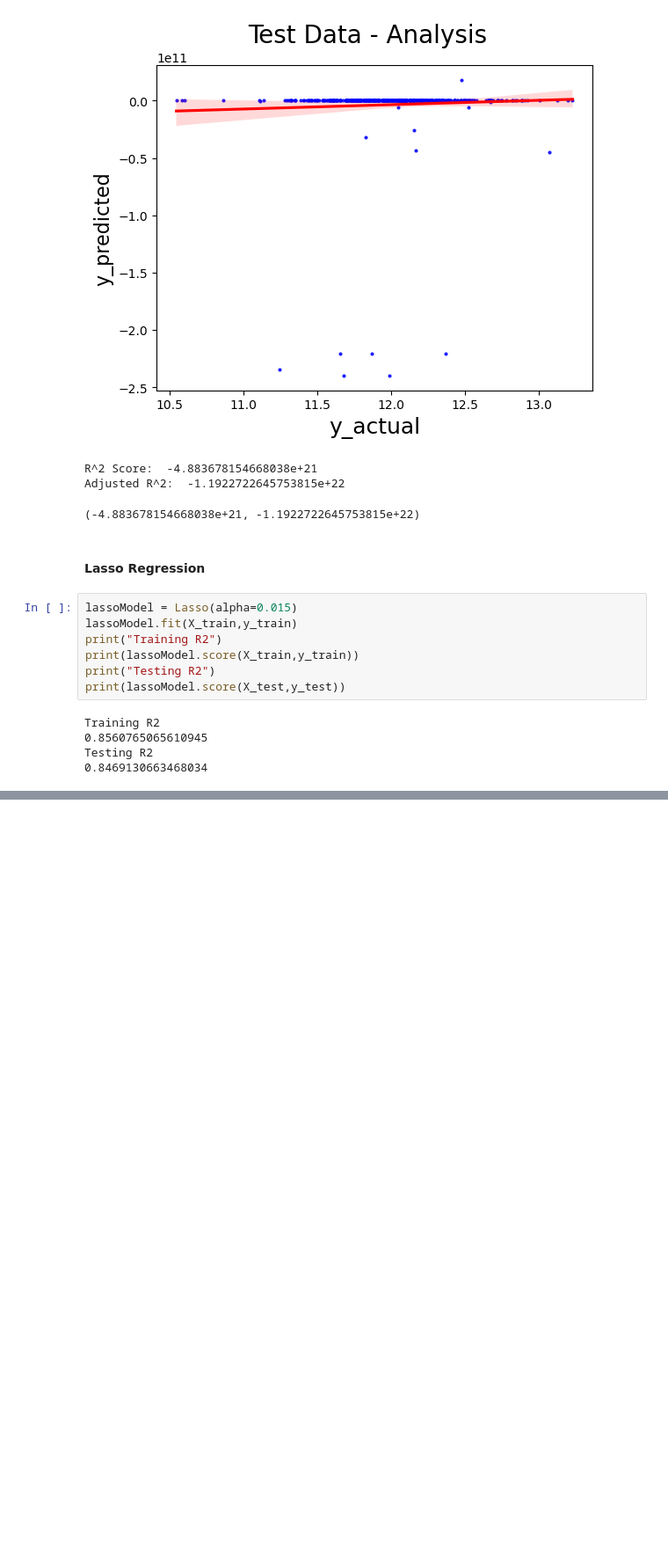
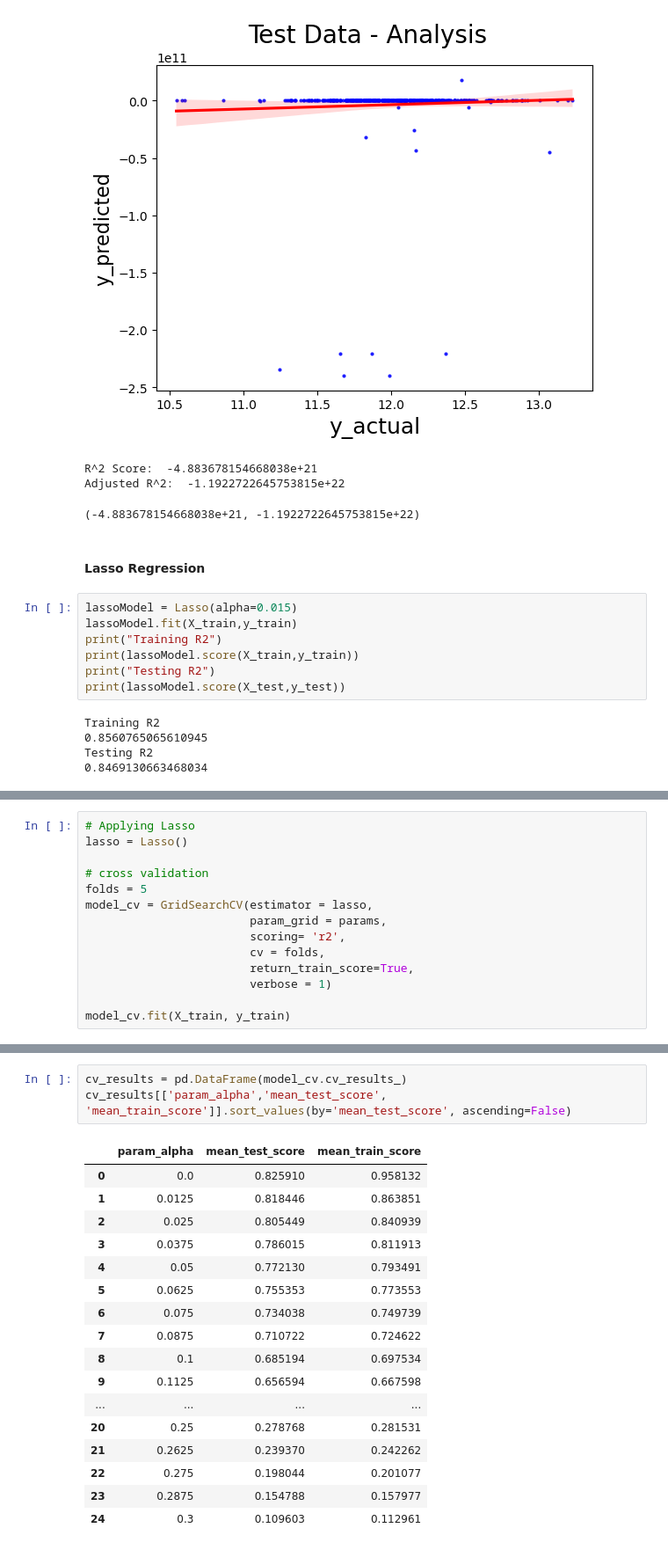
Before and after one commit to ncjanardhan-outlook/ncjpersonal, a Jupyter notebook: Advanced Regression Assignment/Advanced Regression Assignment Soln.ipynb, the cells around one changed output, grey strips where cells are left out. Shown at 88% size. Cells and saved outputs as stored; diff of their text form; blank space fills up the shorter version.

```diff
--- a/Advanced Regression Assignment/Advanced Regression Assignment Soln.ipynb
+++ b/Advanced Regression Assignment/Advanced Regression Assignment Soln.ipynb
@@ -377,0 +391,14 @@ Testing R2
+# %%
+# Applying Lasso
+lasso = Lasso()
+
+# cross validation
+folds = 5
+model_cv = GridSearchCV(estimator = lasso,
+                        param_grid = params,
+                        scoring= 'r2',
+                        cv = folds,
+                        return_train_score=True,
+                        verbose = 1)
+
+model_cv.fit(X_train, y_train)
@@ -377,0 +433,21 @@ Testing R2
+# %%
+cv_results = pd.DataFrame(model_cv.cv_results_)
+cv_results[['param_alpha','mean_test_score', 'mean_train_score']].sort_values(by='mean_test_score', ascending=False)
+# %% [output]
+|  | param_alpha | mean_test_score | mean_train_score |
+| 0 | 0.0 | 0.825910 | 0.958132 |
+| 1 | 0.0125 | 0.818446 | 0.863851 |
+| 2 | 0.025 | 0.805449 | 0.840939 |
+| 3 | 0.0375 | 0.786015 | 0.811913 |
+| 4 | 0.05 | 0.772130 | 0.793491 |
+| 5 | 0.0625 | 0.755353 | 0.773553 |
+| 6 | 0.075 | 0.734038 | 0.749739 |
+| 7 | 0.0875 | 0.710722 | 0.724622 |
+| 8 | 0.1 | 0.685194 | 0.697534 |
+| 9 | 0.1125 | 0.656594 | 0.667598 |
+| ... | ... | ... | ... |
+| 20 | 0.25 | 0.278768 | 0.281531 |
+| 21 | 0.2625 | 0.239370 | 0.242262 |
+| 22 | 0.275 | 0.198044 | 0.201077 |
+| 23 | 0.2875 | 0.154788 | 0.157977 |
+| 24 | 0.3 | 0.109603 | 0.112961 |
```
Also changed, not shown: parts of 10 cells of this notebook.
